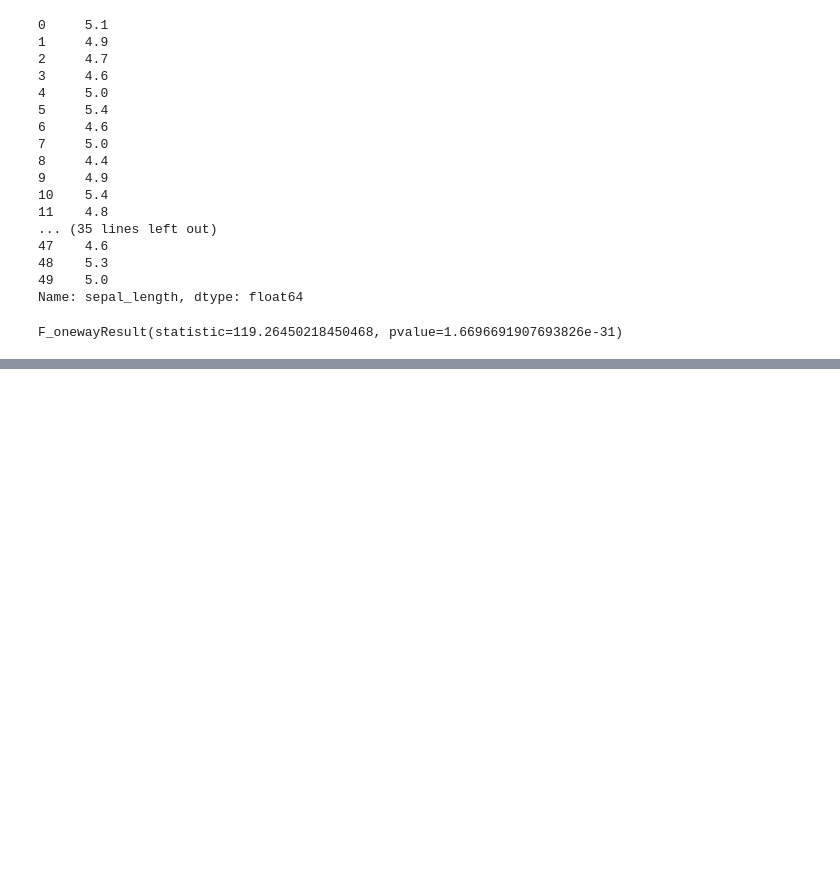
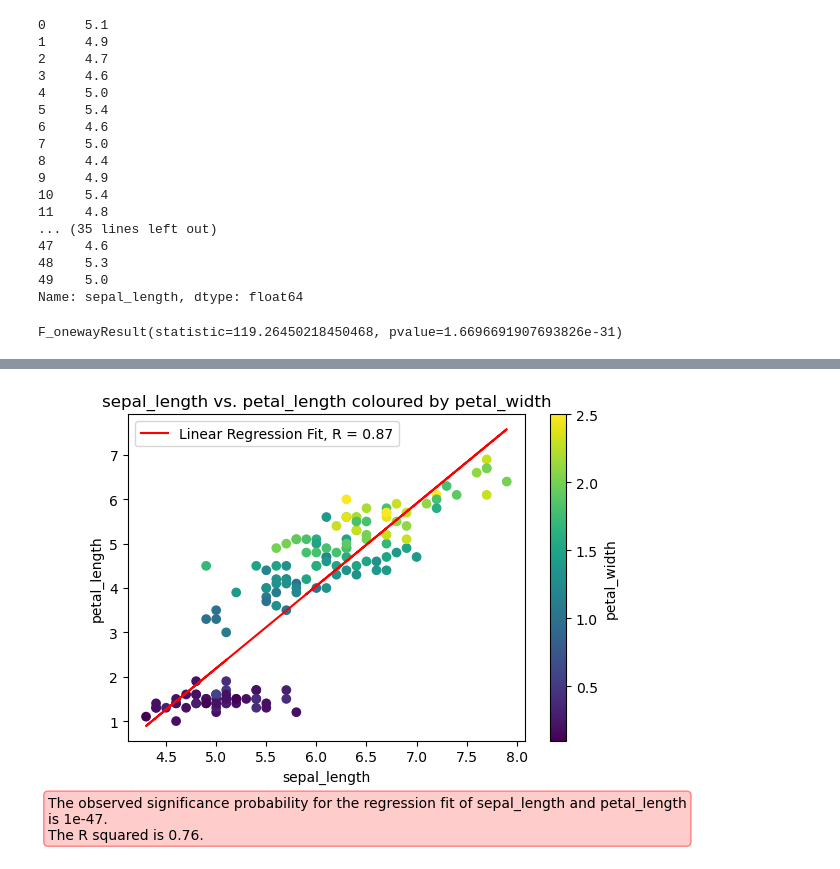
Before and after one commit to a-o-connor/pands-mywork, a Jupyter notebook: practice-concepts/iris_practice.ipynb, the cells around one changed output, grey strips where cells are left out. Drawn from its saved outputs; the diff is of its cells as text; code cells hidden in the pictures; blank space fills up the shorter version.

```diff
--- a/practice-concepts/iris_practice.ipynb
+++ b/practice-concepts/iris_practice.ipynb
@@ -365,0 +391,38 @@ F_onewayResult(statistic=119.26450218450468, pvalue=1.6696691907693826e-31)
+# %%
+correlation_matrix_2 = (df.replace({'setosa':0,'versicolor':1, 'virginica':2}).corr())
+# %%
+def scatterplotdos(x_value, y_value, colour):
+    m, c = np.polyfit(                 #Identify the best fit line, y = mx+c, for x vs y, using Numpy's polyfit to do a least squares fit determine m and c
+            x = df[x_value],
+            y = df[y_value],
+            deg = 1                    #Degree of the polynomial
+                      )
+    r_value = correlation_matrix_2.loc[x_value, y_value] #Get the regression fit from the correlation matrix
+
+    fig, ax = plt.subplots() # subplot() creates two variables, a matplotlib figure and axis. Assign variable names ax and fig
+    fig.subplots_adjust(bottom = 0.2)
+    scatterplot = ax.scatter(df[x_value], df[y_value],
+                            c = df[colour], #color the scatterplot points by petal width
+                            cmap = "viridis") # specify the color map
+
+    ax.plot(df[x_value], m*df[x_value]+c, c = "red", label = f"Linear Regression Fit, R = {r_value:.2f}") # plot the least squares fit line identified in the numpy polyfit
+                                                                                                                      # x value will still be sepal length, y value will be m*x + c
+
+    ax.set_xlabel(x_value)
+    ax.set_ylabel(y_value)
+    ax.set_title(f"{x_value} vs. {y_value} coloured by {colour}")
+    fig.colorbar(scatterplot, label = colour)
+    ax.legend()
+
+    slope, intercept, r_value, p_value, std_err = scipy.stats.linregress(df[x_value], df[y_value])
+    r_square = r_value**2
+    string = (f"The observed significance probability for the regression fit of {x_value} and {y_value} is {p_value:.2g}.\nThe R squared is {r_square:.2f}.")
+
+    plt.figtext(0,0, string, wrap=True, bbox=dict(boxstyle="round", #Matplotlib documentation: https://matplotlib.org/stable/gallery/text_labels_and_annotations/fancytextbox_demo.html#sphx-glr-gallery-text-labels-and-annotations-fancytextbox-demo-py
+                   ec=(1., 0.5, 0.5),
+                   fc=(1., 0.8, 0.8)))
+
+
+scatterplotdos("sepal_length", "petal_length", "petal_width")
+# %% [output]
+[figure, added]
```
Also changed, not shown: parts of 11 cells of this notebook.
